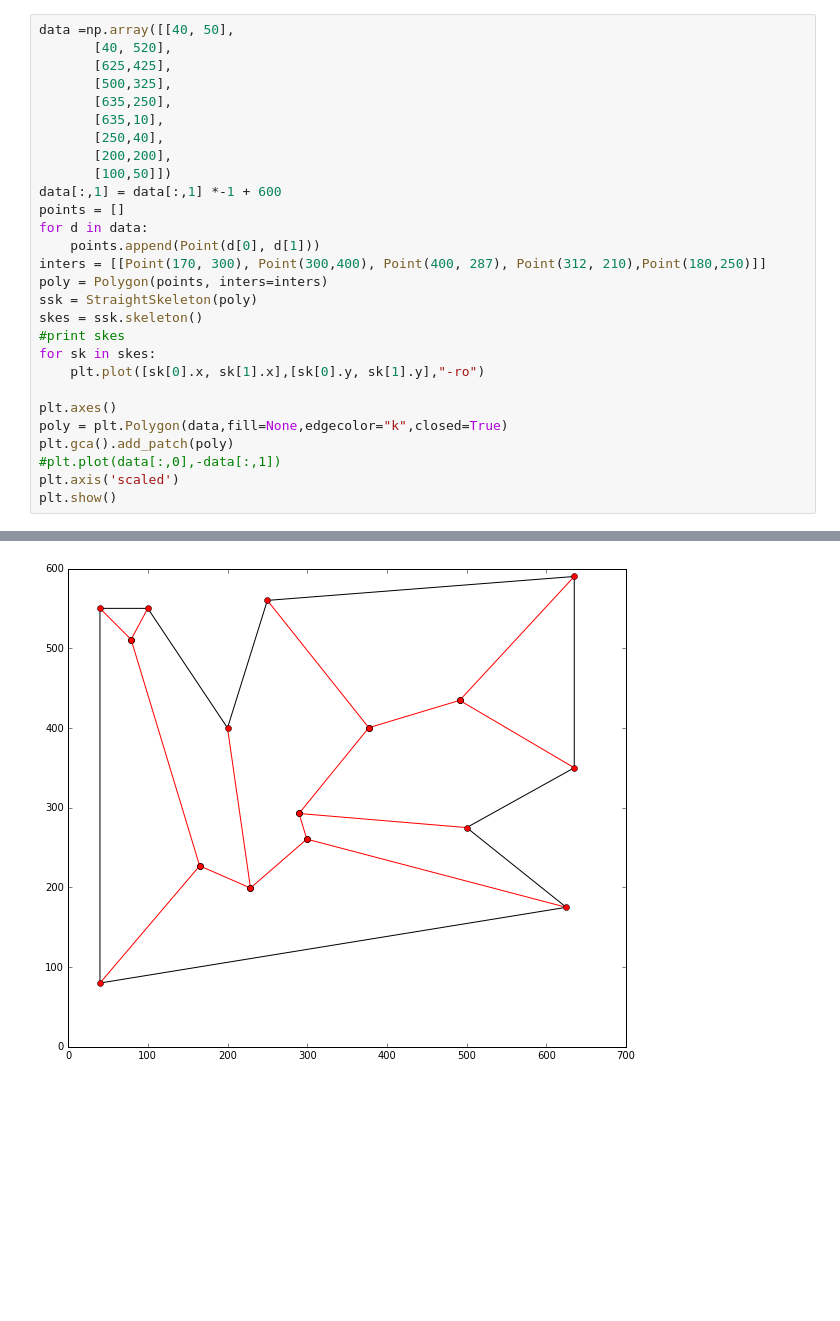
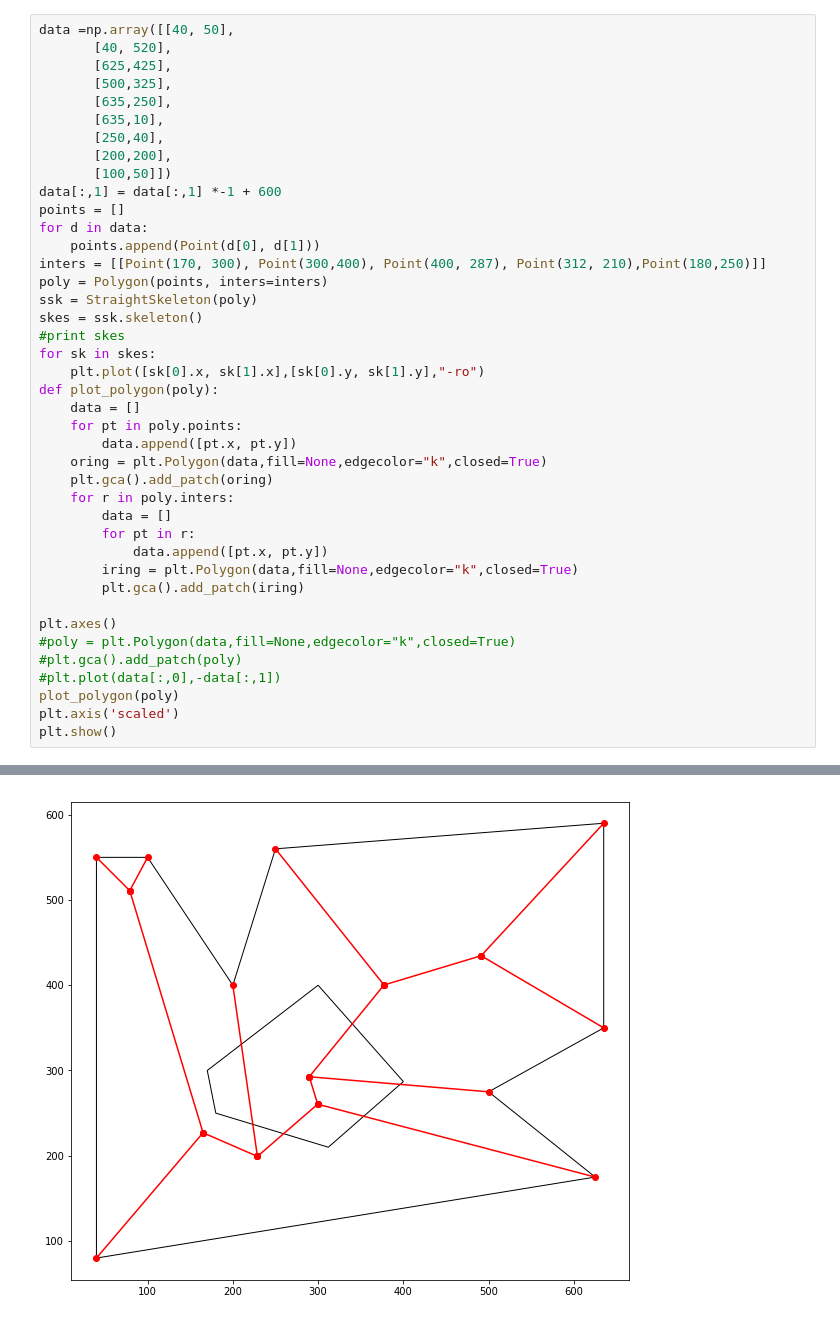
Before and after one commit to luwei14/ShapeAnalyzer, a Jupyter notebook: StraightSkeleton.ipynb, the cells around one changed output, grey strips where cells are left out. Cells and saved outputs as stored; diff of their text form; blank space fills up the shorter version.

```diff
--- a/StraightSkeleton.ipynb
+++ b/StraightSkeleton.ipynb
@@ -159,11 +159,24 @@ skes = ssk.skeleton()
 #print skes
 for sk in skes:
     plt.plot([sk[0].x, sk[1].x],[sk[0].y, sk[1].y],"-ro")
+def plot_polygon(poly):
+    data = []
+    for pt in poly.points:
+        data.append([pt.x, pt.y])
+    oring = plt.Polygon(data,fill=None,edgecolor="k",closed=True)
+    plt.gca().add_patch(oring)
+    for r in poly.inters:
+        data = []
+        for pt in r:
+            data.append([pt.x, pt.y])
+        iring = plt.Polygon(data,fill=None,edgecolor="k",closed=True)
+        plt.gca().add_patch(iring)
 
 plt.axes()
-poly = plt.Polygon(data,fill=None,edgecolor="k",closed=True)
-plt.gca().add_patch(poly)
+#poly = plt.Polygon(data,fill=None,edgecolor="k",closed=True)
+#plt.gca().add_patch(poly)
 #plt.plot(data[:,0],-data[:,1])
+plot_polygon(poly)
 plt.axis('scaled')
 plt.show()
 # %% [output]
@@ -184,4 +197,4 @@ Point ( 180.0, 250.0 )
 reflex
 reflex
 15
-[figure, old version]
+[figure, new version]
```
Also changed, not shown: parts of 5 cells of this notebook, 1 other file.
